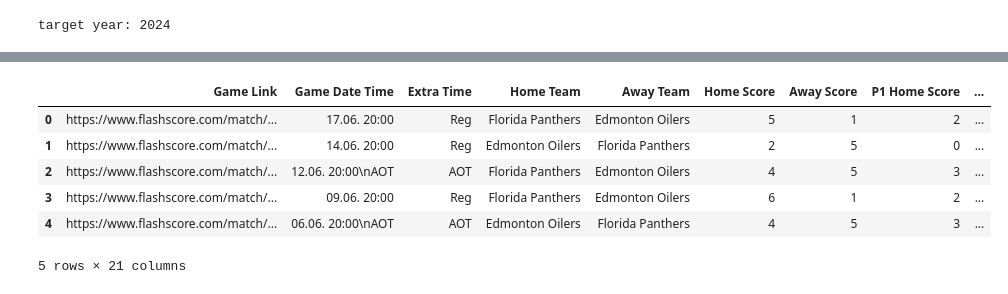
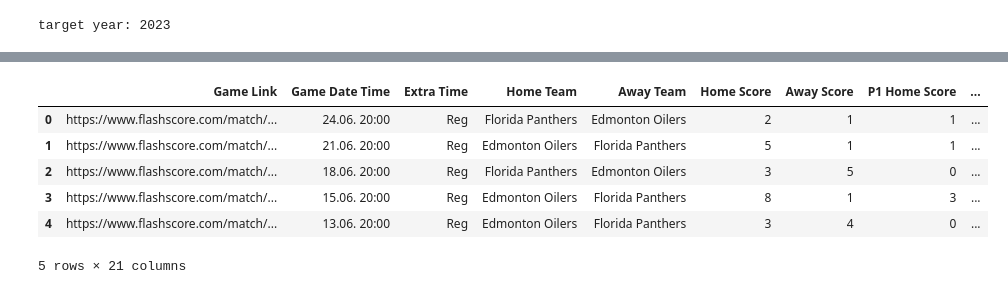
Before and after one commit to emmettd247/SportOnIce, a Jupyter notebook: get_boxscores.ipynb, the cells around one changed output, grey strips where cells are left out. Drawn from its saved outputs; the diff is of its cells as text; code cells hidden in the pictures.

```diff
--- a/get_boxscores.ipynb
+++ b/get_boxscores.ipynb
@@ -12,33 +9,26 @@ import pandas as pd
 # %%
 # set target year var
-target_year = '2024'
+target_year = '2023'
 
 # create url vars
-url_2024 = 'https://www.flashscore.com/nhl-2024-2025/results/'
-url_2025 = 'https://www.flashscore.com/nhl/results/'
+url_past = f'https://www.flashscore.com/nhl-{int(target_year)}-{int(target_year) + 1}/results/'
+url_current = 'https://www.flashscore.com/nhl/results/'
 
 # pick url based on target year
-if target_year == '2024':
-    master_url = url_2024
-elif target_year == '2025':
-    master_url = url_2025
+if target_year != '2025':
+    master_url = url_past
+else:
+    master_url = url_current
 
 # print year
 print('target year:', target_year)
 # %% [output]
-target year: 2024
+target year: 2023
 # %%
 # event better code to extract the game date plus time as well
 driver = webdriver.Chrome()
 driver.get(master_url)
 time.sleep(5)
-
-# # Click reject button if it shows up
-# try:
-#     driver.find_element(By.ID, "onetrust-reject-all-handler").click()
-#     time.sleep(2)
-# except NoSuchElementException:
-#     pass
 
 # click reject cookies button when you first visit the site
 from selenium.webdriver.support.ui import WebDriverWait
@@ -53,14 +43,6 @@ try:
     print("✅ Reject All clicked")
 except:
     print("⚠️ Reject All button not found or not clickable")
-
-# # Keep clicking "Show more..." until it's gone
-# while True:
-#     try:
-#         driver.find_element(By.LINK_TEXT, "Show more matches").click()
-#         time.sleep(5)
-#     except NoSuchElementException:
-#         break
 
 # new code to click show more matches button
 while True:
@@ -78,6 +60,9 @@ games = driver.find_elements(By.CSS_SELECTOR, "div.event__match")
 len_games = len(games)
 
 game_data = []
+
+# set default zero var for OT periods if no OT
+def_zero = 0
 
 for idx, game in enumerate(games):
     if idx % 100 == 0:
@@ -114,45 +99,45 @@ for idx, game in enumerate(games):
         try:
             p4_home = game.find_element(By.CSS_SELECTOR, "div.event__part--home.event__part--4").text
         except NoSuchElementException:
-            p4_home = ""
+            p4_home = def_zero
 
         try:
             p4_away = game.find_element(By.CSS_SELECTOR, "div.event__part--away.event__part--4").text
         except NoSuchElementException:
-            p4_away = ""
+            p4_away = def_zero
 
         # --- Period 5 ---
         try:
             p5_home = game.find_element(By.CSS_SELECTOR, "div.event__part--home.event__part--5").text
         except NoSuchElementException:
-            p5_home = ""
+            p5_home = def_zero
 
         try:
             p5_away = game.find_element(By.CSS_SELECTOR, "div.event__part--away.event__part--5").text
         except NoSuchElementException:
-            p5_away = ""
+            p5_away = def_zero
 
         # --- Period 6 ---
         try:
             p6_home = game.find_element(By.CSS_SELECTOR, "div.event__part--home.event__part--6").text
         except NoSuchElementException:
-            p6_home = ""
+            p6_home = def_zero
 
         try:
             p6_away = game.find_element(By.CSS_SELECTOR, "div.event__part--away.event__part--6").text
         except NoSuchElementException:
-            p6_away = ""
+            p6_away = def_zero
 
         # --- Period 7 ---
         try:
             p7_home = game.find_element(By.CSS_SELECTOR, "div.event__part--home.event__part--7").text
         except NoSuchElementException:
-            p7_home = ""
+            p7_home = def_zero
 
         try:
             p7_away = game.find_element(By.CSS_SELECTOR, "div.event__part--away.event__part--7").text
         except NoSuchElementException:
-            p7_away = ""
+            p7_away = def_zero
 
     except NoSuchElementException:
         home_team = away_team = home_score = away_score = game_time = None
@@ -214,9 +199,9 @@ df.head()
 |  | Game Link | Game Date Time | Extra Time | Home Team | Away Team | Home Score | Away Score | P1 Home Score | ... |
-| 0 | https://www.flashscore.com/match/... | 17.06. 20:00 | Reg | Florida Panthers | Edmonton Oilers | 5 | 1 | 2 | ... |
-| 1 | https://www.flashscore.com/match/... | 14.06. 20:00 | Reg | Edmonton Oilers | Florida Panthers | 2 | 5 | 0 | ... |
-| 2 | https://www.flashscore.com/match/... | 12.06. 20:00\nAOT | AOT | Florida Panthers | Edmonton Oilers | 4 | 5 | 3 | ... |
-| 3 | https://www.flashscore.com/match/... | 09.06. 20:00 | Reg | Florida Panthers | Edmonton Oilers | 6 | 1 | 2 | ... |
-| 4 | https://www.flashscore.com/match/... | 06.06. 20:00\nAOT | AOT | Edmonton Oilers | Florida Panthers | 4 | 5 | 3 | ... |
+| 0 | https://www.flashscore.com/match/... | 24.06. 20:00 | Reg | Florida Panthers | Edmonton Oilers | 2 | 1 | 1 | ... |
+| 1 | https://www.flashscore.com/match/... | 21.06. 20:00 | Reg | Edmonton Oilers | Florida Panthers | 5 | 1 | 1 | ... |
+| 2 | https://www.flashscore.com/match/... | 18.06. 20:00 | Reg | Florida Panthers | Edmonton Oilers | 3 | 5 | 0 | ... |
+| 3 | https://www.flashscore.com/match/... | 15.06. 20:00 | Reg | Edmonton Oilers | Florida Panthers | 8 | 1 | 3 | ... |
+| 4 | https://www.flashscore.com/match/... | 13.06. 20:00 | Reg | Edmonton Oilers | Florida Panthers | 3 | 4 | 0 | ... |
 5 rows × 21 columns
 # %%
 # filter out any rows with key missing data in this col subset
```
Also changed, not shown: parts of 8 cells of this notebook, 2 other files.
